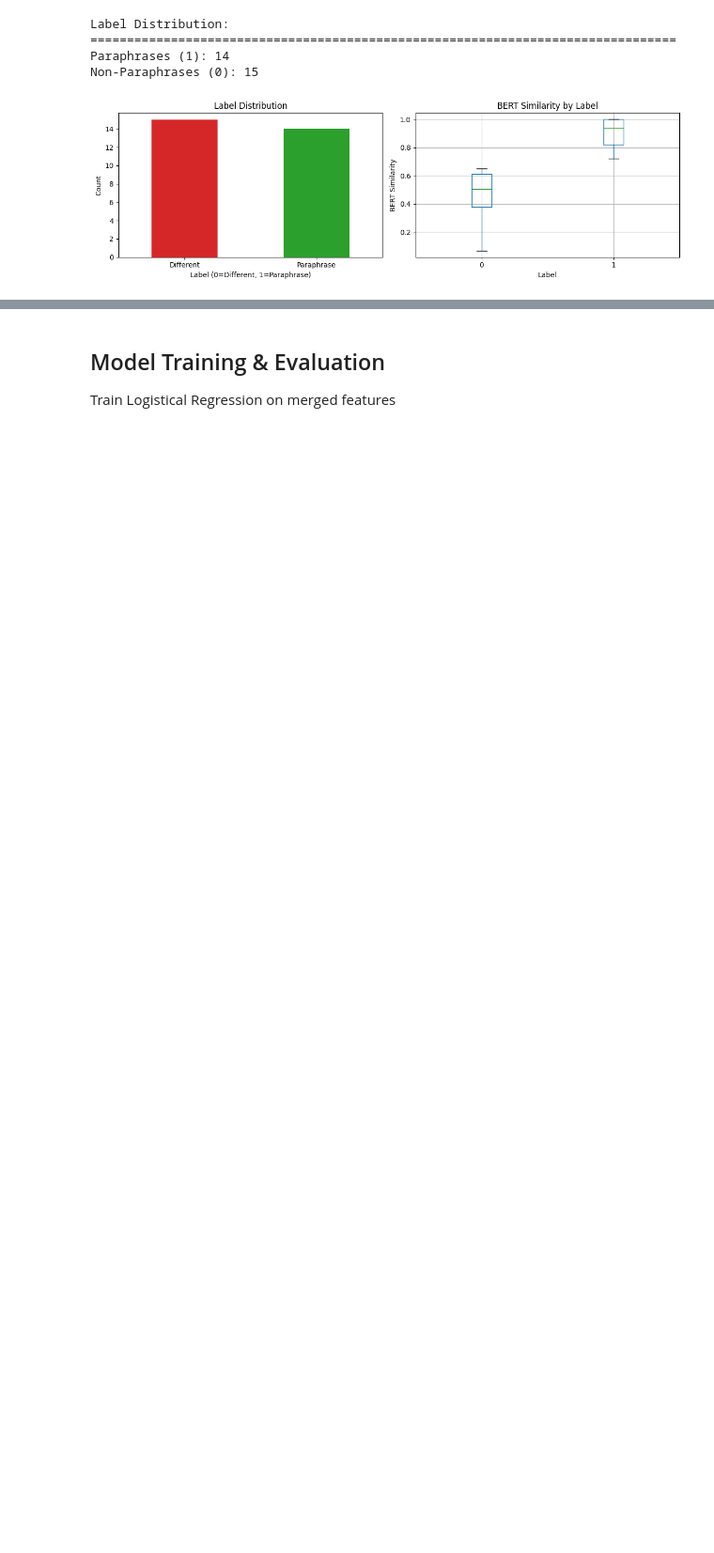
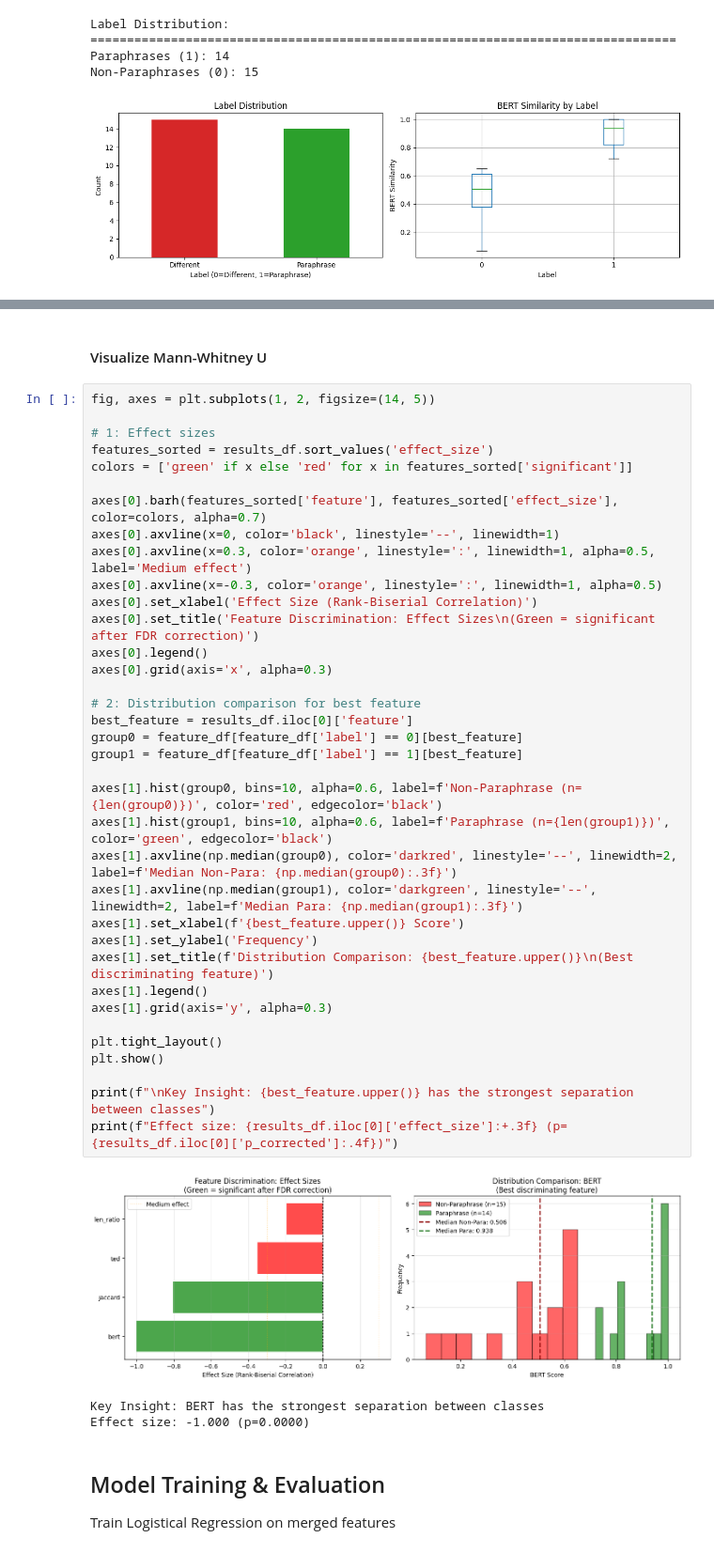
Before and after one commit to hpdowd/paraphrase_detector, a Jupyter notebook: notebooks/04_fusion_model.ipynb, the cells around one changed output, grey strips where cells are left out. Shown at 94% size. Saved outputs shown, nothing was run; the diff lists cells and outputs as text; blank space fills up the shorter version.

```diff
--- a/notebooks/04_fusion_model.ipynb
+++ b/notebooks/04_fusion_model.ipynb
@@ -310,3 +591,45 @@ Non-Paraphrases (0): 15
+# %% [markdown]
+#### Visualize Mann-Whitney U
+# %%
+fig, axes = plt.subplots(1, 2, figsize=(14, 5))
+
+# 1: Effect sizes
+features_sorted = results_df.sort_values('effect_size')
+colors = ['green' if x else 'red' for x in features_sorted['significant']]
+
+axes[0].barh(features_sorted['feature'], features_sorted['effect_size'], color=colors, alpha=0.7)
+axes[0].axvline(x=0, color='black', linestyle='--', linewidth=1)
+axes[0].axvline(x=0.3, color='orange', linestyle=':', linewidth=1, alpha=0.5, label='Medium effect')
+axes[0].axvline(x=-0.3, color='orange', linestyle=':', linewidth=1, alpha=0.5)
+axes[0].set_xlabel('Effect Size (Rank-Biserial Correlation)')
+axes[0].set_title('Feature Discrimination: Effect Sizes\n(Green = significant after FDR correction)')
+axes[0].legend()
+axes[0].grid(axis='x', alpha=0.3)
+
+# 2: Distribution comparison for best feature
+best_feature = results_df.iloc[0]['feature']
+group0 = feature_df[feature_df['label'] == 0][best_feature]
+group1 = feature_df[feature_df['label'] == 1][best_feature]
+
+axes[1].hist(group0, bins=10, alpha=0.6, label=f'Non-Paraphrase (n={len(group0)})', color='red', edgecolor='black')
+axes[1].hist(group1, bins=10, alpha=0.6, label=f'Paraphrase (n={len(group1)})', color='green', edgecolor='black')
+axes[1].axvline(np.median(group0), color='darkred', linestyle='--', linewidth=2, label=f'Median Non-Para: {np.median(group0):.3f}')
+axes[1].axvline(np.median(group1), color='darkgreen', linestyle='--', linewidth=2, label=f'Median Para: {np.median(group1):.3f}')
+axes[1].set_xlabel(f'{best_feature.upper()} Score')
+axes[1].set_ylabel('Frequency')
+axes[1].set_title(f'Distribution Comparison: {best_feature.upper()}\n(Best discriminating feature)')
+axes[1].legend()
+axes[1].grid(axis='y', alpha=0.3)
+
+plt.tight_layout()
+plt.show()
+
+print(f"\nKey Insight: {best_feature.upper()} has the strongest separation between classes")
+print(f"Effect size: {results_df.iloc[0]['effect_size']:+.3f} (p={results_df.iloc[0]['p_corrected']:.4f})")
+# %% [output]
+[figure, added]
+Key Insight: BERT has the strongest separation between classes
+Effect size: -1.000 (p=0.0000)
 # %% [markdown]
 ## Model Training & Evaluation
 Train Logistical Regression on merged features
```
Also changed, not shown: parts of 16 cells of this notebook, 3 other files.
